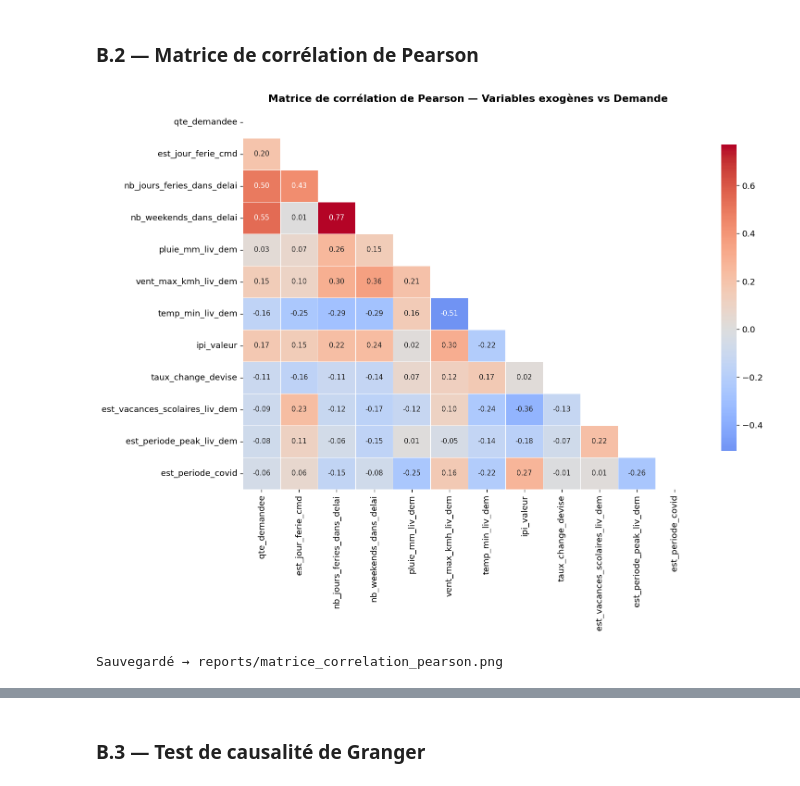
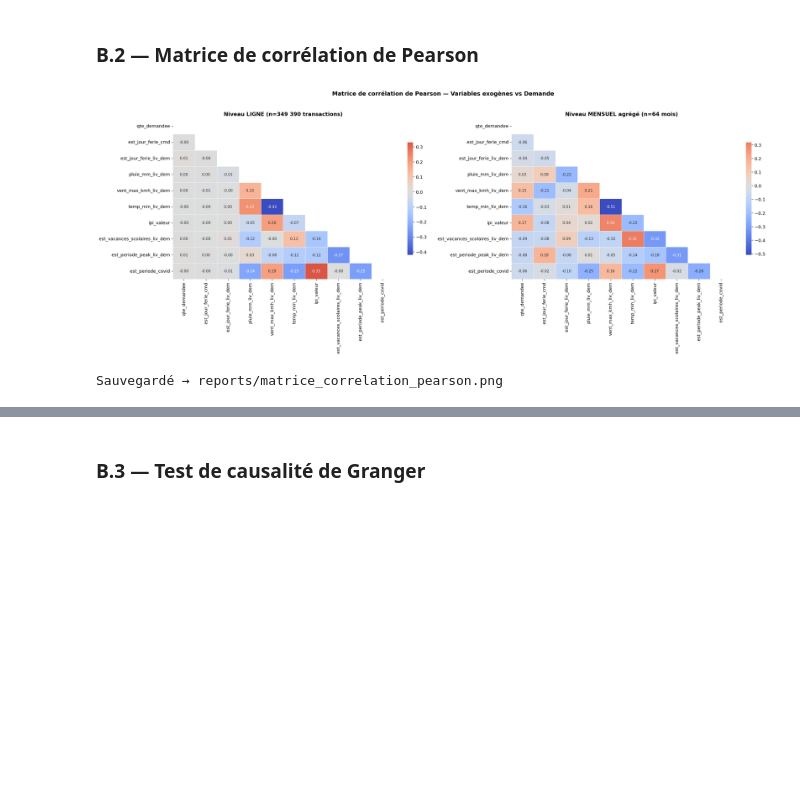
Before and after one commit to AdaMakchi/supply-chain-analytics, a Jupyter notebook: notebooks/02_statistical_study.ipynb, the cells around one changed output, grey strips where cells are left out. Cells and saved outputs as stored; diff of their text form; code cells hidden in the pictures; blank space fills up the shorter version.

```diff
--- a/notebooks/02_statistical_study.ipynb
+++ b/notebooks/02_statistical_study.ipynb
@@ -93,14 +110,14 @@ Lignes totales    : 349390
 # %% [markdown]
 ### A.1 — Décomposition de la série temporelle globale
 # %%
-# On additionne toutes les quantités demandées par mois → série temporelle globale.
-# asfreq('MS') = Monthly Start : force une fréquence mensuelle régulière
-# (si un mois est absent des données, il est ajouté avec 0)
+# Agrégation mensuelle pour la série temporelle globale.
+# Avec les vraies dates au jour près, on utilise resample('MS') = Monthly Start
+# pour sommer les quantités par mois calendaire.
 serie_globale = (
-    df.groupby('date_cmd')['qte_demandee']
+    df.set_index('date_cmd')['qte_demandee']
+      .resample('MS')
       .sum()
       .sort_index()
-      .asfreq('MS')
       .fillna(0)
 )
 
@@ -598,47 +568,60 @@ Variables contextuelles créées :
 # %% [markdown]
 ### B.2 — Matrice de corrélation de Pearson
 # %%
-# Liste des variables à analyser (cible + facteurs externes)
+# Variables à analyser : cible + facteurs externes nettoyés
+# Retirés vs version précédente :
+#   - nb_jours_feries_dans_delai, nb_weekends_dans_delai (artefacts collinéaires avec délai)
+#   - taux_change_devise (99.7% EUR → variance ≈ 0)
 vars_exogenes = [
     'qte_demandee',                       # variable cible
-    'est_jour_ferie_cmd',                 # commande passée un jour férié ?
-    'nb_jours_feries_dans_delai',         # nb fériés pendant le délai de livraison
-    'nb_weekends_dans_delai',             # nb week-ends pendant le délai
+    'est_jour_ferie_cmd',                 # commande passée un jour férié ? (vraie date)
+    'est_jour_ferie_liv_dem',             # livraison demandée un jour férié ? (vraie date)
     'pluie_mm_liv_dem',                   # pluie au mois de livraison
     'vent_max_kmh_liv_dem',               # vent max au mois de livraison
     'temp_min_liv_dem',                   # température min au mois de livraison
     'ipi_valeur',                         # indice de production industrielle France
-    'taux_change_devise',                 # taux EUR/USD/CNY selon la devise de la commande
     'est_vacances_scolaires_liv_dem',     # livraison pendant vacances scolaires ?
     'est_periode_peak_liv_dem',           # livraison en période de forte demande (sep/nov/déc) ?
     'est_periode_covid',                  # commande passée pendant perturbation COVID ?
 ]
 
-# Agrégation mensuelle : on passe de 349 390 lignes à ~72 mois
-# → niveau macro cohérent pour analyser les corrélations temporelles
-df_mensuel = df.groupby('mois_cmd_dt')[vars_exogenes].mean()
+# === Corrélation au niveau LIGNE (sur les 349 390 transactions) ===
+# Plus représentative du signal qu'un modèle ligne-à-ligne va apprendre.
+corr_ligne = df[vars_exogenes].corr(method='pearson')
 
-# Corrélation de Pearson : mesure la relation linéaire entre chaque paire de variables
-# r = +1 → corrélation parfaite positive, r = -1 → inverse, r = 0 → aucune relation
-corr_matrix = df_mensuel.corr(method='pearson')
+# === Corrélation au niveau MENSUEL AGRÉGÉ (sur ~64 mois) ===
+# Vue macro qui révèle les co-mouvements temporels, utile pour Granger.
+# .mean() sur les binaires donne la proportion mensuelle (variance retrouvée).
+df_mensuel = (
+    df.set_index('date_cmd')[vars_exogenes]
+      .resample('MS')
+      .mean()
+)
+corr_mensuel = df_mensuel.corr(method='pearson')
 
-fig, ax = plt.subplots(figsize=(13, 10))
+# Heatmap côte-à-côte : ligne vs mensuel
+fig, axes = plt.subplots(1, 2, figsize=(24, 9))
 
-# mask : on n'affiche que le triangle inférieur pour éviter la redondance
-mask = np.zeros_like(corr_matrix, dtype=bool)
-mask[np.triu_indices_from(mask)] = True
+for ax, corr, titre in [
+    (axes[0], corr_ligne,   'Niveau LIGNE (n=349 390 transactions)'),
+    (axes[1], corr_mensuel, 'Niveau MENSUEL agrégé (n≈64 mois)'),
+]:
+    mask = np.zeros_like(corr, dtype=bool)
+    mask[np.triu_indices_from(mask)] = True
+    sns.heatmap(
+        corr, annot=True, fmt='.2f', cmap='coolwarm',
+        center=0, linewidths=0.5, ax=ax, mask=mask,
+        annot_kws={'size': 9}, cbar_kws={'shrink': 0.7}
+    )
+    ax.set_title(titre, fontweight='bold')
 
-sns.heatmap(
-    corr_matrix, annot=True, fmt='.2f', cmap='coolwarm',
-    center=0, linewidths=0.5, ax=ax, mask=mask,
-    annot_kws={'size': 9}, cbar_kws={'shrink': 0.8}
-)
-ax.set_title('Matrice de corrélation de Pearson — Variables exogènes vs Demande', fontweight='bold')
+fig.suptitle('Matrice de corrélation de Pearson — Variables exogènes vs Demande',
+             fontsize=14, fontweight='bold', y=1.02)
 plt.tight_layout()
 plt.savefig('../reports/matrice_correlation_pearson.png', dpi=150, bbox_inches='tight')
 plt.show()
 print('Sauvegardé → reports/matrice_correlation_pearson.png')
 # %% [output]
-[figure, old version]
+[figure, new version]
 Sauvegardé → reports/matrice_correlation_pearson.png
 # %%
```
Also changed, not shown: parts of 13 cells of this notebook, 2 other files.
